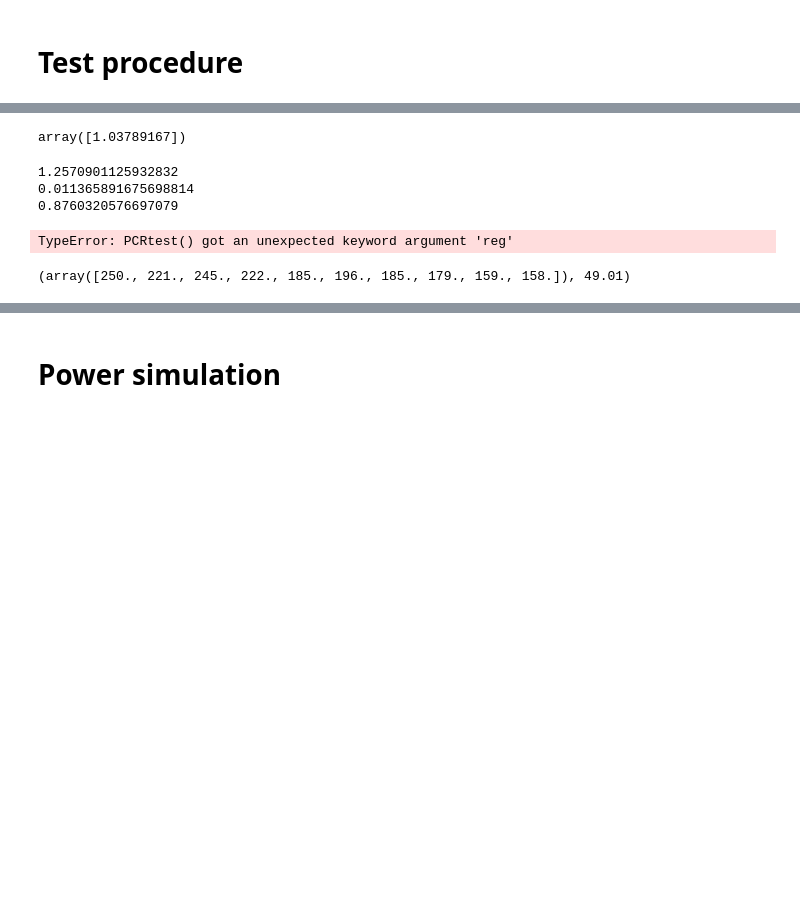
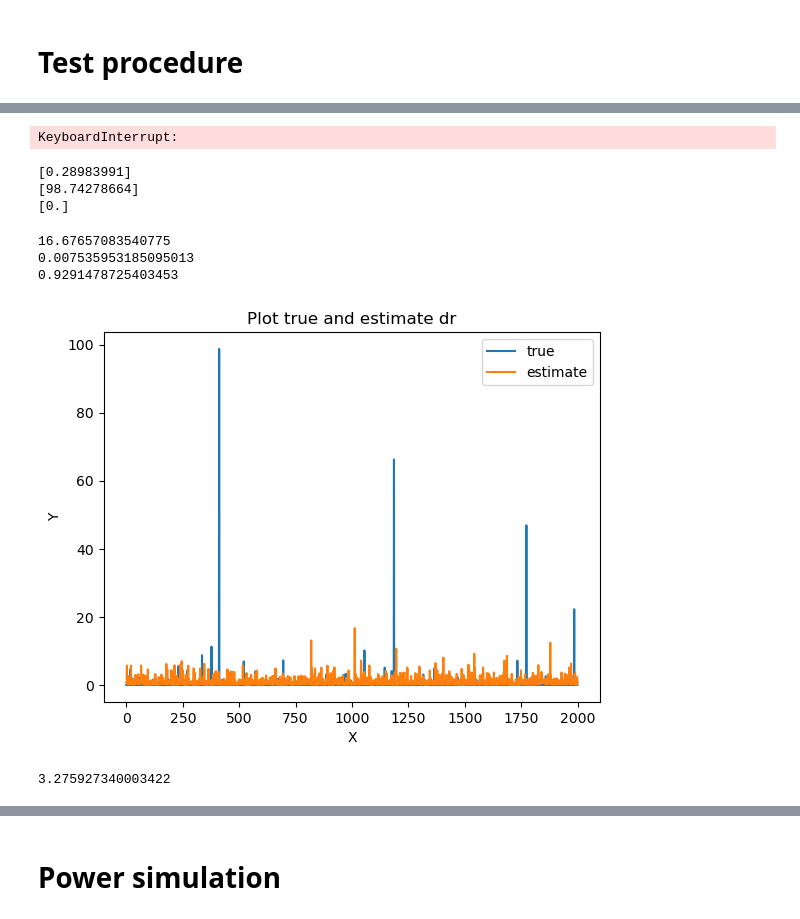
Before and after one commit to BowenXU0126/Covariate-shift-CRT, a Jupyter notebook: Covariate Shift.ipynb, the cells around one changed output, grey strips where cells are left out. Drawn from its saved outputs; the diff is of its cells as text; code cells hidden in the pictures; blank space fills up the shorter version.

```diff
--- a/Covariate Shift.ipynb
+++ b/Covariate Shift.ipynb
@@ -180,11 +234,10 @@ def true_density_ratio(X, Z, V, s, t):
 # %% [markdown]
 # Test procedure
 # %%
-K = 30
-L = 10
-n, p = 2000, 20
+#
+ns,nt, p,q = 2000,5000, 5, 20
 s = np.random.normal(0, 1, p)
 t = np.random.normal(0, 1, p)
-u = np.random.normal(0, 1, p)
+u = np.random.normal(1, 1, p)
 # %%
 #generate data
@@ -240,28 +266,62 @@ reg.score(Z_source, Y_source)
+# %%
+reg = LassoCV().fit(Z_target,Y_target.ravel())
+PCRtest(Y_target, X_target, Z_target,V_target,u,s,t, L = 5, K = 20, covariate_shift = False, density_ratio = sample_density_ratio2, regr = reg)
+# %% [output]
+KeyboardInterrupt:
 # %%
 sum = 0
-for i in range(1000):
-    sum += true_density_ratio(X_source[i], Z_source[i], V_source[i], s, t)
+max = 0
+min = np.inf
+true_list = []
+for i in range(2000):
+    value = true_density_ratio(X_source[i], Z_source[i], V_source[i], s, t, p,q)
+    true_list.append(value)
+    if value <= min:
+        min = value
+    elif value >= max:
+        max = value
+    sum += value
     # print(true_density_ratio(X_source[i], Z_source[i], V_source[i], s, t))
     # print(Z_source[i]@s + X_source[i] - Z_source[i]@t + X_source[i])
-sum/1000
+print(sum/2000)
+print(max)
+print(min)
 # %% [output]
-array([1.03789167])
+[0.28983991]
+[98.74278664]
+[0.]
 # %%
-print(max(sample_density_ratio))
-print(min(sample_density_ratio))
-mean = np.mean(sample_density_ratio)
+print(np.max(sample_density_ratio2))
+print(np.min(sample_density_ratio2))
+mean = np.mean(sample_density_ratio2)
 print(mean)
-# sample_density_ratio = sample_density_ratio/mean
+# sample_density_ratio2 = sample_density_ratio2/mean
 # %% [output]
-1.2570901125932832
-0.011365891675698814
-0.8760320576697079
+16.67657083540775
+0.007535953185095013
+0.9291478725403453
-# %%
-PCRtest(Y_target, X_target, Z_target,V_target, L = 10, K = 30, covariate_shift = False, density_ratio = sample_density_ratio, regr = Ireg)
-# %% [output]
-TypeError: PCRtest() got an unexpected keyword argument 'reg'
-# %%
-PCRtest(Y_source, X_source, Z_source,V_source, u, s, t,L = 10, K = 20, covariate_shift = False, density_ratio = sample_density_ratio, regr = reg)
-# %% [output]
-(array([250., 221., 245., 222., 185., 196., 185., 179., 159., 158.]), 49.01)
+# %%
+import matplotlib.pyplot as plt
+
+
+# Generate x-axis values
+x = range(2000)
+
+# Create the plot with two lines
+plt.plot(x, true_list, label='true')
+plt.plot(x, sample_density_ratio2, label='estimate')
+
+# Add labels, title, and legend
+plt.xlabel('X')
+plt.ylabel('Y')
+plt.title('Plot true and estimate dr')
+plt.legend()
+
+# Show the plot
+plt.show()
+
+print(la.norm(true_list - sample_density_ratio2)/2000)
+# %% [output]
+[figure, added]
+3.275927340003422
 # %%
```
Also changed, not shown: parts of 17 cells of this notebook, 1 other file.
